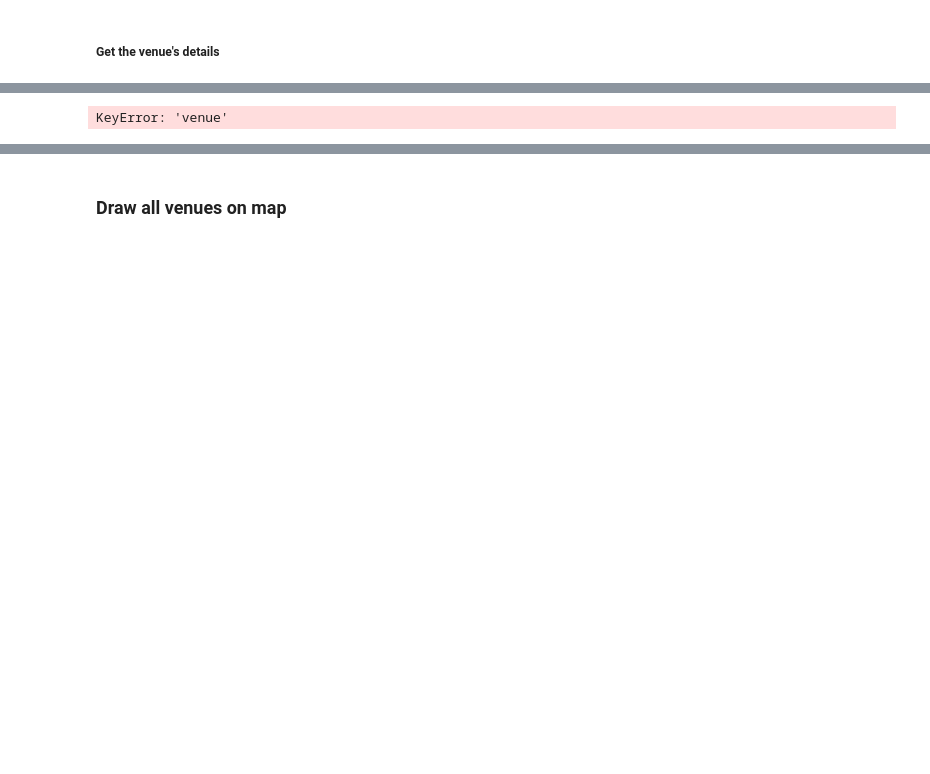
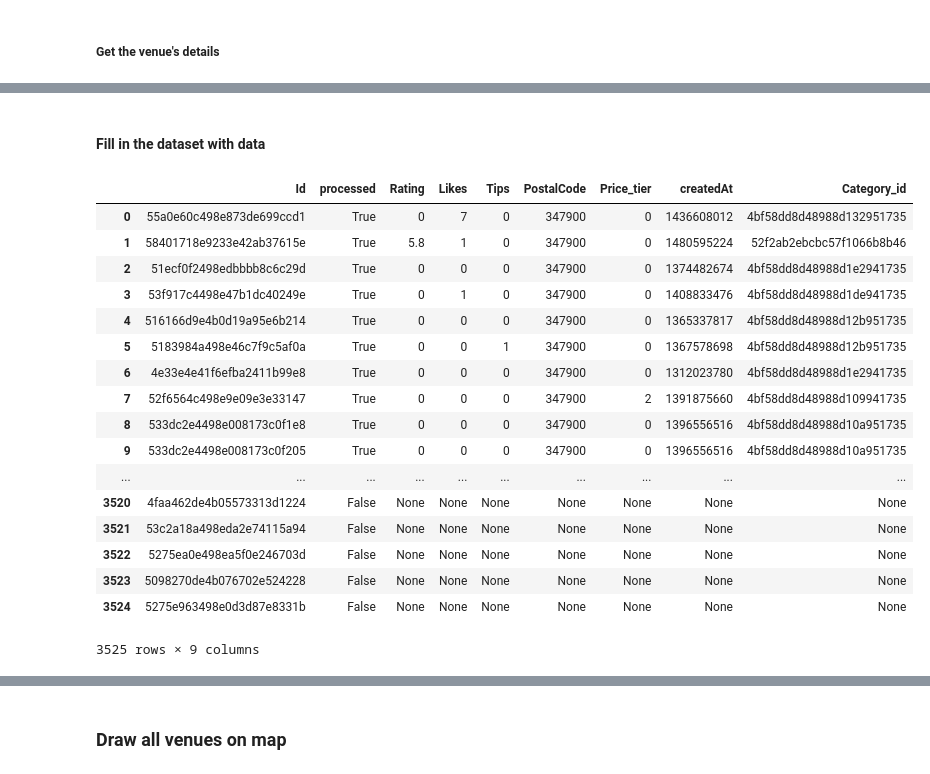
Before and after one commit to Pol75/Coursera_Capstone, a Jupyter notebook: capstone_draft.ipynb, the cells around one changed output, grey strips where cells are left out. Drawn from its saved outputs; the diff is of its cells as text; code cells hidden in the pictures; blank space fills up the shorter version.

```diff
--- a/capstone_draft.ipynb
+++ b/capstone_draft.ipynb
@@ -313,9 +334,30 @@ all_details.head()
+# %% [markdown]
+#### Fill in the dataset with data
 # %%
+import time
 for ind in np.arange(all_details.shape[0]):
     if all_details.at[ind, 'processed'] != True:
         all_details.iloc[ind, 1:] = get_details(all_details.iloc[ind, 0])
+        time.sleep(0.3) # delay in seconds
 
 all_details
 # %% [output]
+|  | Id | processed | Rating | Likes | Tips | PostalCode | Price_tier | createdAt | Category_id |
+| 0 | 55a0e60c498e873de699ccd1 | True | 0 | 7 | 0 | 347900 | 0 | 1436608012 | 4bf58dd8d48988d132951735 |
+| 1 | 58401718e9233e42ab37615e | True | 5.8 | 1 | 0 | 347900 | 0 | 1480595224 | 52f2ab2ebcbc57f1066b8b46 |
+| 2 | 51ecf0f2498edbbbb8c6c29d | True | 0 | 0 | 0 | 347900 | 0 | 1374482674 | 4bf58dd8d48988d1e2941735 |
+| 3 | 53f917c4498e47b1dc40249e | True | 0 | 1 | 0 | 347900 | 0 | 1408833476 | 4bf58dd8d48988d1de941735 |
+| 4 | 516166d9e4b0d19a95e6b214 | True | 0 | 0 | 0 | 347900 | 0 | 1365337817 | 4bf58dd8d48988d12b951735 |
+| 5 | 5183984a498e46c7f9c5af0a | True | 0 | 0 | 1 | 347900 | 0 | 1367578698 | 4bf58dd8d48988d12b951735 |
+| 6 | 4e33e4e41f6efba2411b99e8 | True | 0 | 0 | 0 | 347900 | 0 | 1312023780 | 4bf58dd8d48988d1e2941735 |
+| 7 | 52f6564c498e9e09e3e33147 | True | 0 | 0 | 0 | 347900 | 2 | 1391875660 | 4bf58dd8d48988d109941735 |
+| 8 | 533dc2e4498e008173c0f1e8 | True | 0 | 0 | 0 | 347900 | 0 | 1396556516 | 4bf58dd8d48988d10a951735 |
+| 9 | 533dc2e4498e008173c0f205 | True | 0 | 0 | 0 | 347900 | 0 | 1396556516 | 4bf58dd8d48988d10a951735 |
+| ... | ... | ... | ... | ... | ... | ... | ... | ... | ... |
+| 3520 | 4faa462de4b05573313d1224 | False | None | None | None | None | None | None | None |
+| 3521 | 53c2a18a498eda2e74115a94 | False | None | None | None | None | None | None | None |
+| 3522 | 5275ea0e498ea5f0e246703d | False | None | None | None | None | None | None | None |
+| 3523 | 5098270de4b076702e524228 | False | None | None | None | None | None | None | None |
+| 3524 | 5275e963498e0d3d87e8331b | False | None | None | None | None | None | None | None |
-KeyError: 'venue'
+3525 rows × 9 columns
 # %%
```
Also changed, not shown: parts of 14 cells of this notebook.
